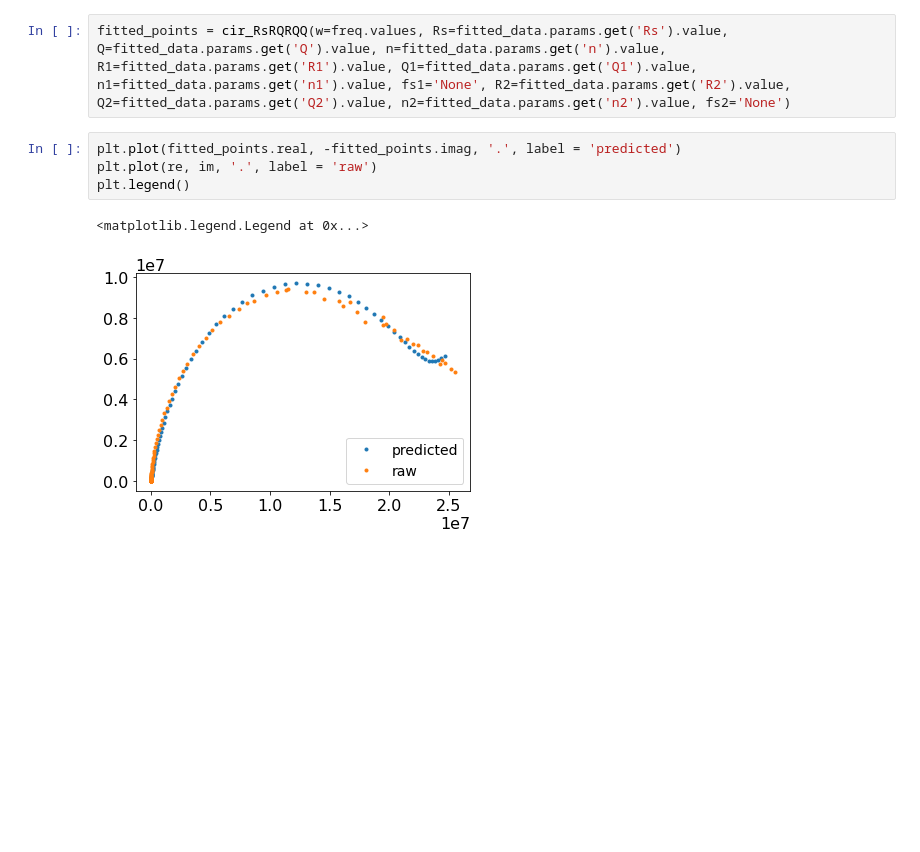
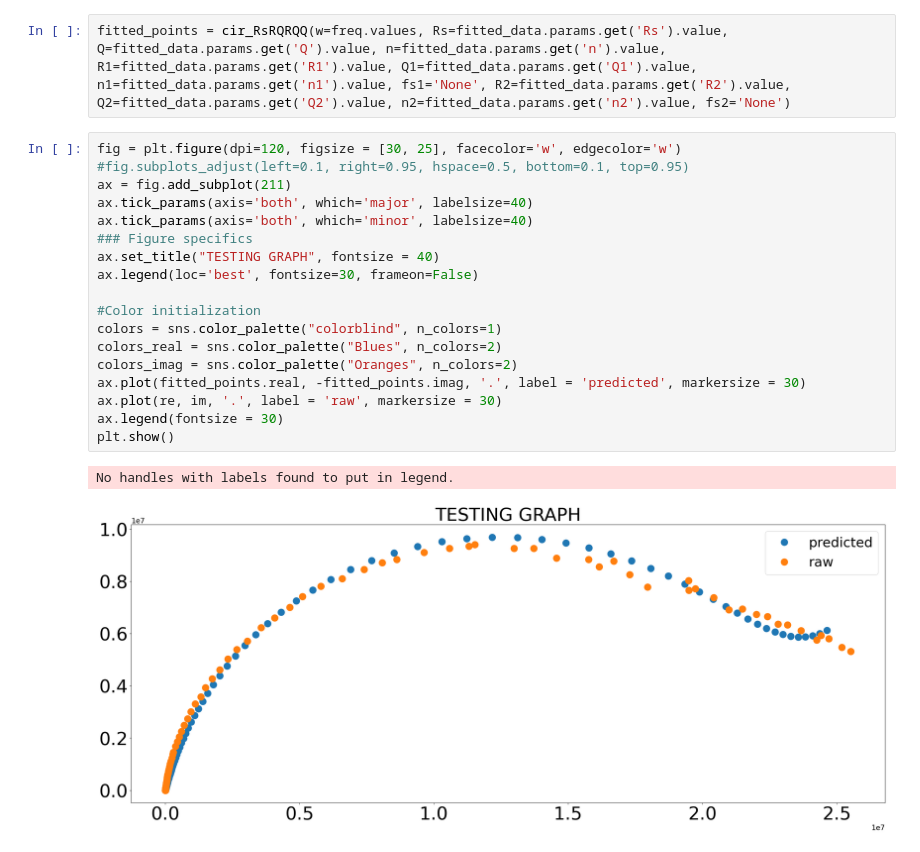
Before and after one commit to WildcatDiscovery/EIS_Manager, a Jupyter notebook: utils/db_test.ipynb, the cells around one changed output. Saved outputs shown, nothing was run; the diff lists cells and outputs as text; blank space fills up the shorter version.

```diff
--- a/utils/db_test.ipynb
+++ b/utils/db_test.ipynb
@@ -145,10 +145,24 @@ Parameters([('Rs',
              <Parameter 'n', value=0.6457808341118744 +/- 0.952, bounds=[0.01:1]>)])
 # %%
 fitted_points = cir_RsRQRQQ(w=freq.values, Rs=fitted_data.params.get('Rs').value, Q=fitted_data.params.get('Q').value, n=fitted_data.params.get('n').value, R1=fitted_data.params.get('R1').value, Q1=fitted_data.params.get('Q1').value, n1=fitted_data.params.get('n1').value, fs1='None', R2=fitted_data.params.get('R2').value, Q2=fitted_data.params.get('Q2').value, n2=fitted_data.params.get('n2').value, fs2='None')
-# %%
-plt.plot(fitted_points.real, -fitted_points.imag, '.', label = 'predicted')
-plt.plot(re, im, '.', label = 'raw')
-plt.legend()
-# %% [output]
-<matplotlib.legend.Legend at 0x...>
-[figure, removed]
+# %%
+fig = plt.figure(dpi=120, figsize = [30, 25], facecolor='w', edgecolor='w')
+#fig.subplots_adjust(left=0.1, right=0.95, hspace=0.5, bottom=0.1, top=0.95)
+ax = fig.add_subplot(211)
+ax.tick_params(axis='both', which='major', labelsize=40)
+ax.tick_params(axis='both', which='minor', labelsize=40)
+### Figure specifics
+ax.set_title("TESTING GRAPH", fontsize = 40)
+ax.legend(loc='best', fontsize=30, frameon=False)
+
+#Color initialization
+colors = sns.color_palette("colorblind", n_colors=1)
+colors_real = sns.color_palette("Blues", n_colors=2)
+colors_imag = sns.color_palette("Oranges", n_colors=2)
+ax.plot(fitted_points.real, -fitted_points.imag, '.', label = 'predicted', markersize = 30)
+ax.plot(re, im, '.', label = 'raw', markersize = 30)
+ax.legend(fontsize = 30)
+plt.show()
+# %% [output]
+No handles with labels found to put in legend.
+[figure, added]
```
Also changed, not shown: parts of 1 cell of this notebook.
